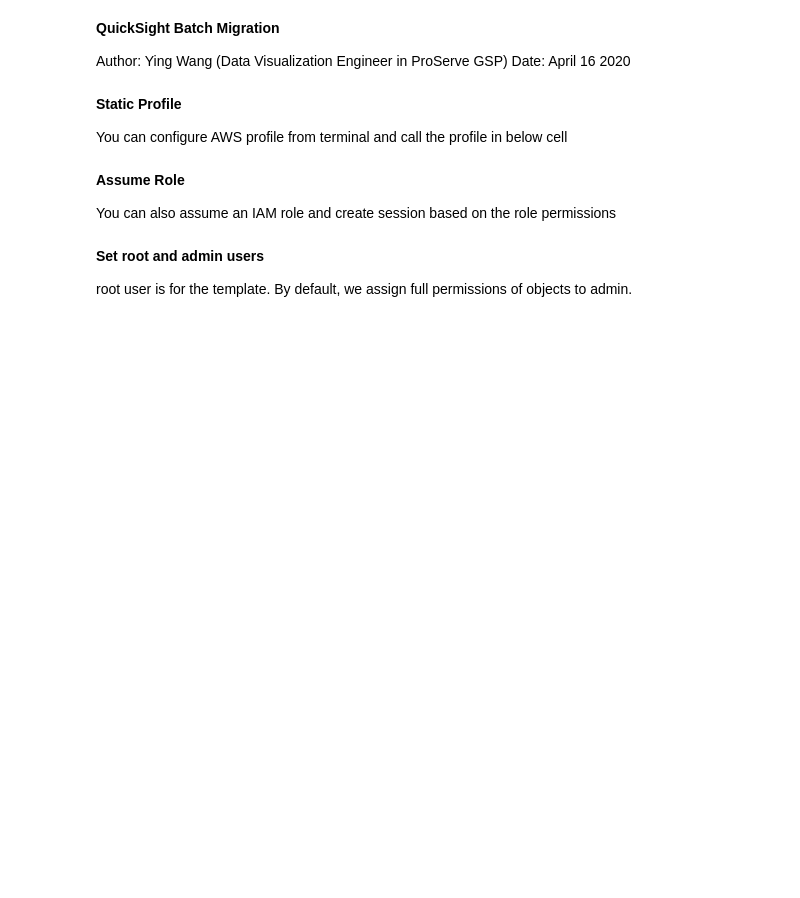
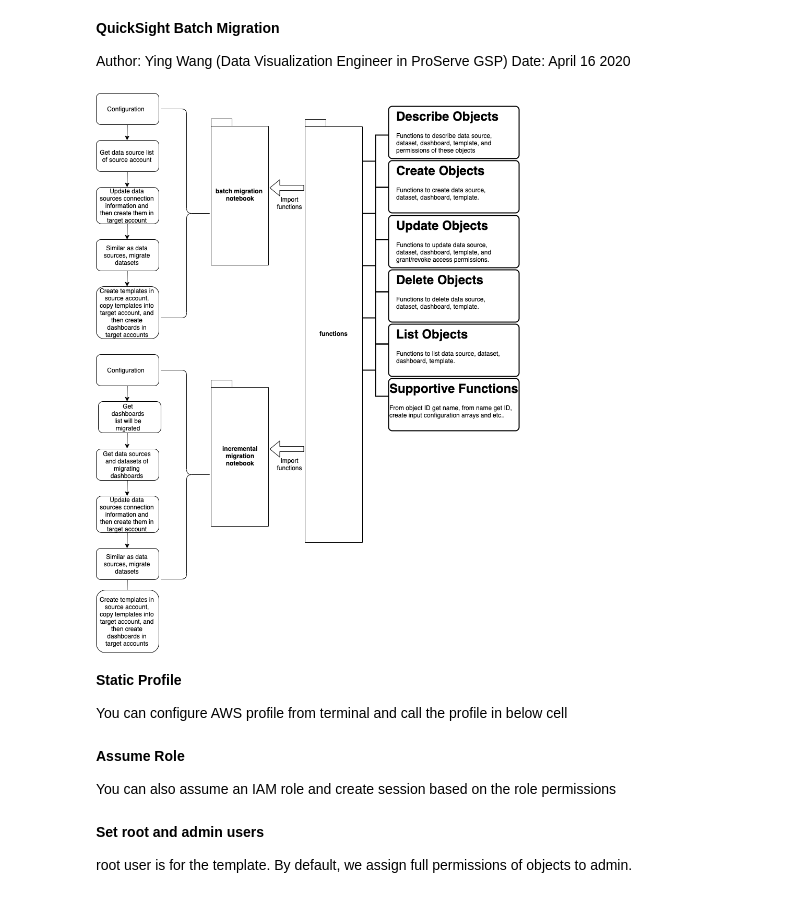
Before and after one commit to aws-samples/amazon-quicksight-sdk-proserve, a Jupyter notebook: Migration-scripts/Jupyter Notebook/6_Batch_Migration.ipynb, the cells around one changed output. Saved outputs shown, nothing was run; the diff lists cells and outputs as text; code cells hidden in the pictures; blank space fills up the shorter version.

Commit message:
add workflow diagram

```diff
--- a/Migration-scripts/Jupyter Notebook/6_Batch_Migration.ipynb
+++ b/Migration-scripts/Jupyter Notebook/6_Batch_Migration.ipynb
@@ -7,6 +7,11 @@ Date: April 16 2020
 !pip install --upgrade pip
 !pip install --upgrade boto3
 get_ipython().system('pip install --upgrade ipynb')
+# %%
+from IPython.display import Image
+Image(filename = "img/Migration_Scripts.png", width=1024, height=1024)
+# %% [output]
+[figure, added]
 # %%
 import boto3
 import json
```
Also changed, not shown: parts of 2 cells of this notebook, 1 other file.
